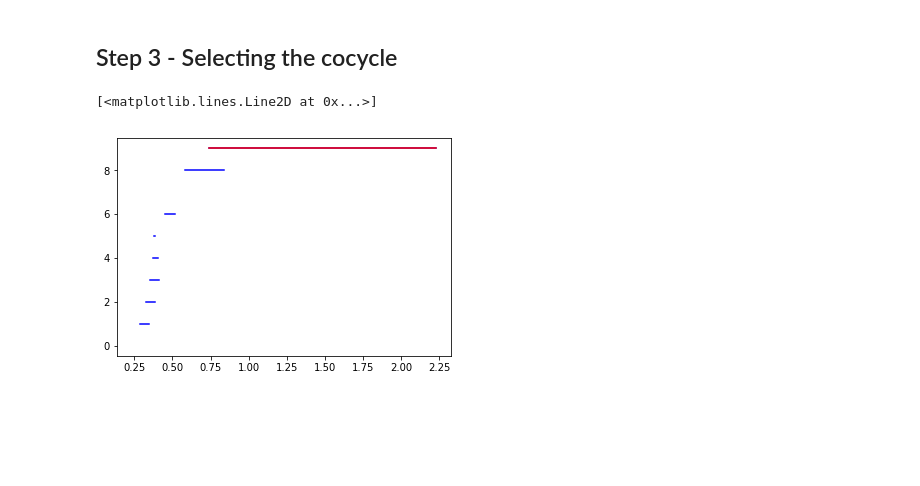
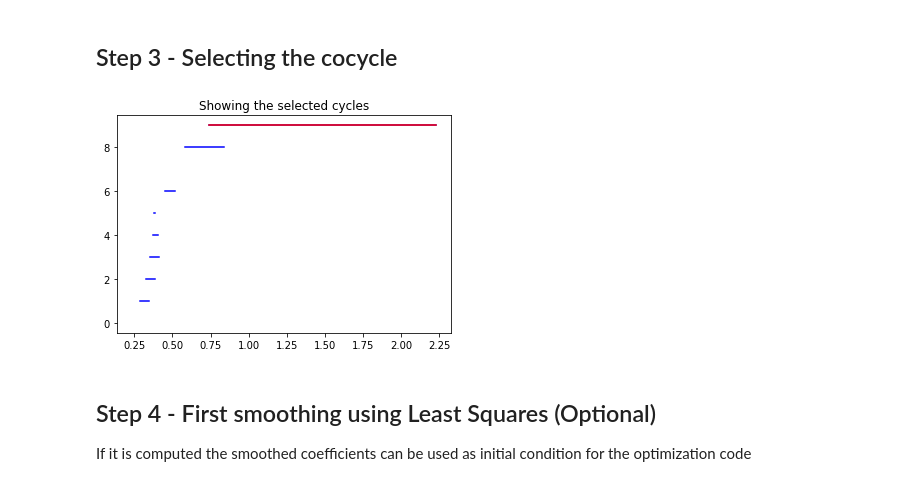
Before and after one commit to michiexile/icerm-tda-2019-08, a Jupyter notebook: Cleaning_up_namenotfinal.ipynb, the cells around one changed output. Drawn from its saved outputs; the diff is of its cells as text; code cells hidden in the pictures; blank space fills up the shorter version.

```diff
--- a/Cleaning_up_namenotfinal.ipynb
+++ b/Cleaning_up_namenotfinal.ipynb
@@ -31,10 +31,16 @@ dionysus.plot.plot_bars(dgms[1], show=True)
 # %% [markdown]
 ## Step 3 - Selecting the cocycle
 # %%
-bars = [bar for bar in dgms[1] if bar.death-bar.birth > 1.]
+bars = [bar for bar in dgms[1] if bar.death-bar.birth > 1.] #choosing cocycle that persist at least 1.
+cocycles = [cp.cocycle(bar.data) for bar in bars]
 
 dionysus.plot.plot_bars(dgms[1], show=False)
 plt.plot([[bar.birth,bar.death] for bar in dgms[1] if bar.death-bar.birth > 1.][0],[[x,x] for x,bar in enumerate(dgms[1]) if bar.death-bar.birth > 1.][0],'r')
+plt.title('Showing the selected cycles')
+plt.show()
 # %% [output]
-[<matplotlib.lines.Line2D at 0x...>]
-[figure, old version]
+[figure, new version]
+# %% [markdown]
+## Step 4 - First smoothing using Least Squares (Optional)
+
+If it is computed the smoothed coefficients can be used as initial condition for the optimization code
```
Also changed, not shown: parts of 4 cells of this notebook.
